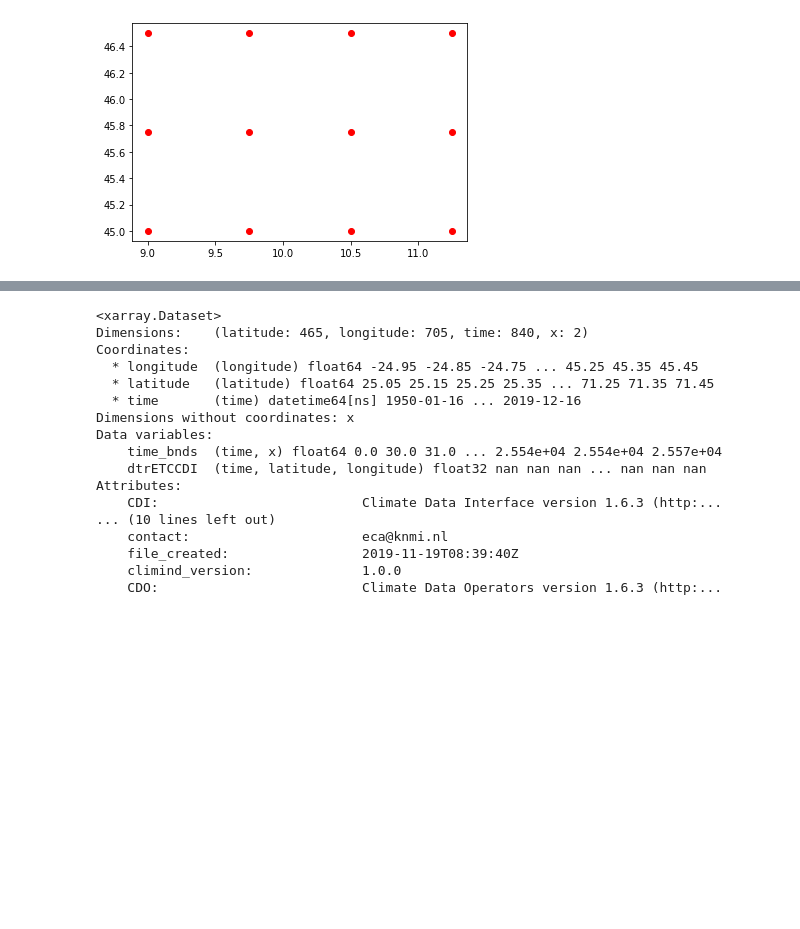
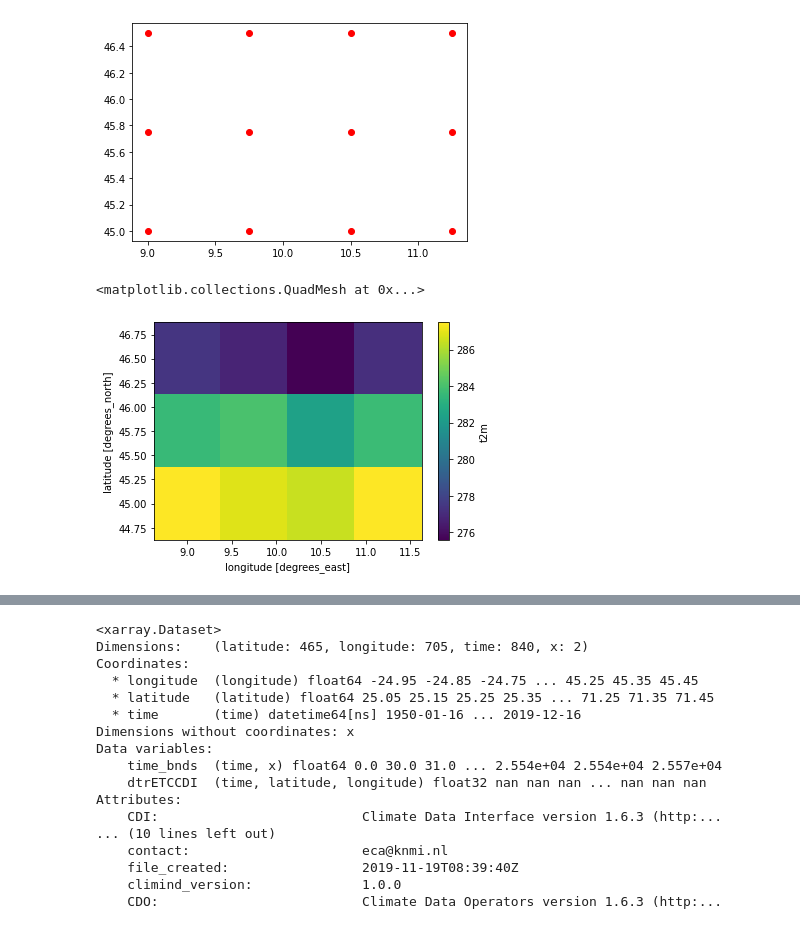
Before and after one commit to samuelexferri/unibg-statistic2, a Jupyter notebook: notebooks/data_preprocessing_regressors.ipynb, the cells around one changed output, grey strips where cells are left out. Saved outputs shown, nothing was run; the diff lists cells and outputs as text; code cells hidden in the pictures; blank space fills up the shorter version.

```diff
--- a/notebooks/data_preprocessing_regressors.ipynb
+++ b/notebooks/data_preprocessing_regressors.ipynb
@@ -90,3 +92,8 @@ plt.scatter(lons, lats, c='r')
 # %% [output]
 <matplotlib.collections.PathCollection at 0x...>
 [figure]
+# %%
+t2m.mean(dim="time").plot()
+# %% [output]
+<matplotlib.collections.QuadMesh at 0x...>
+[figure, added]
```
Also changed, not shown: parts of 10 cells of this notebook.
